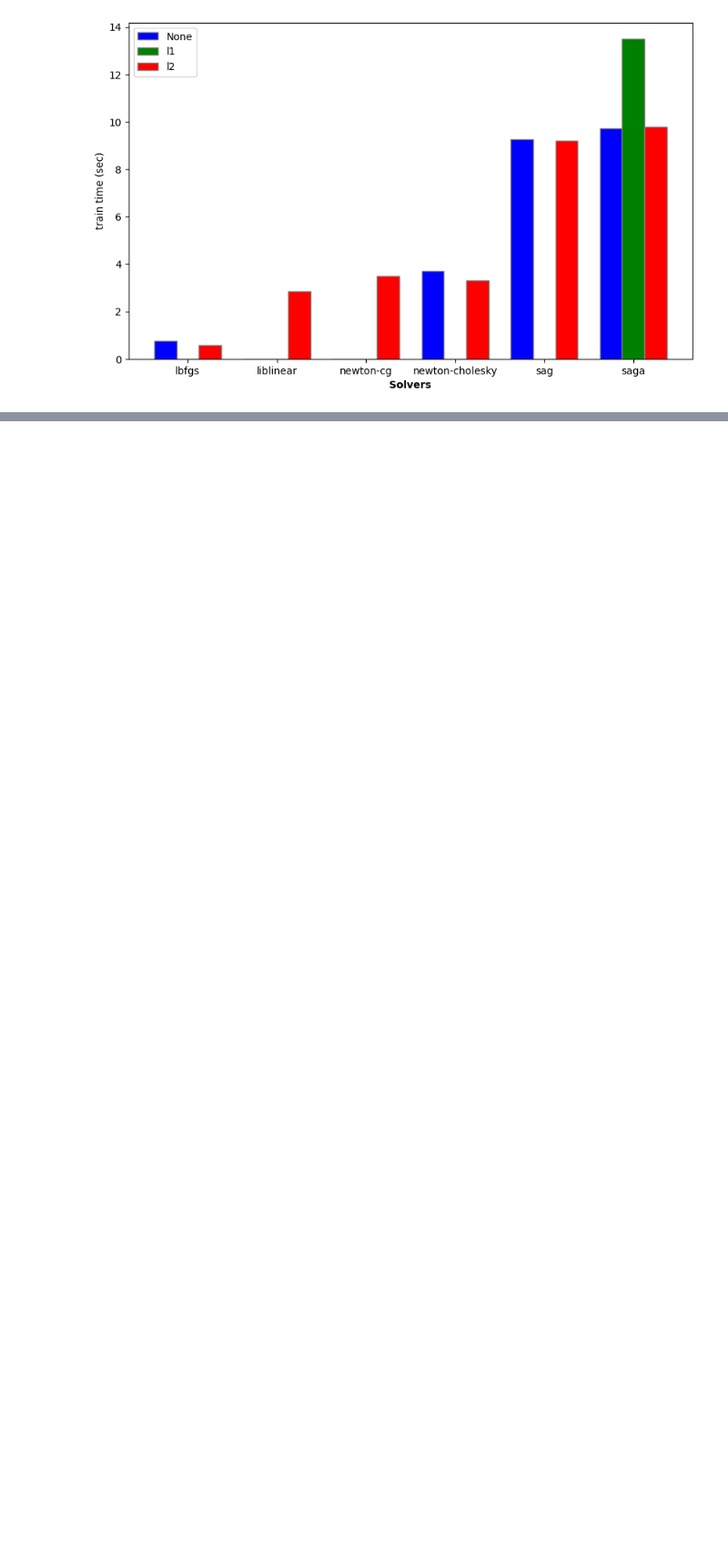
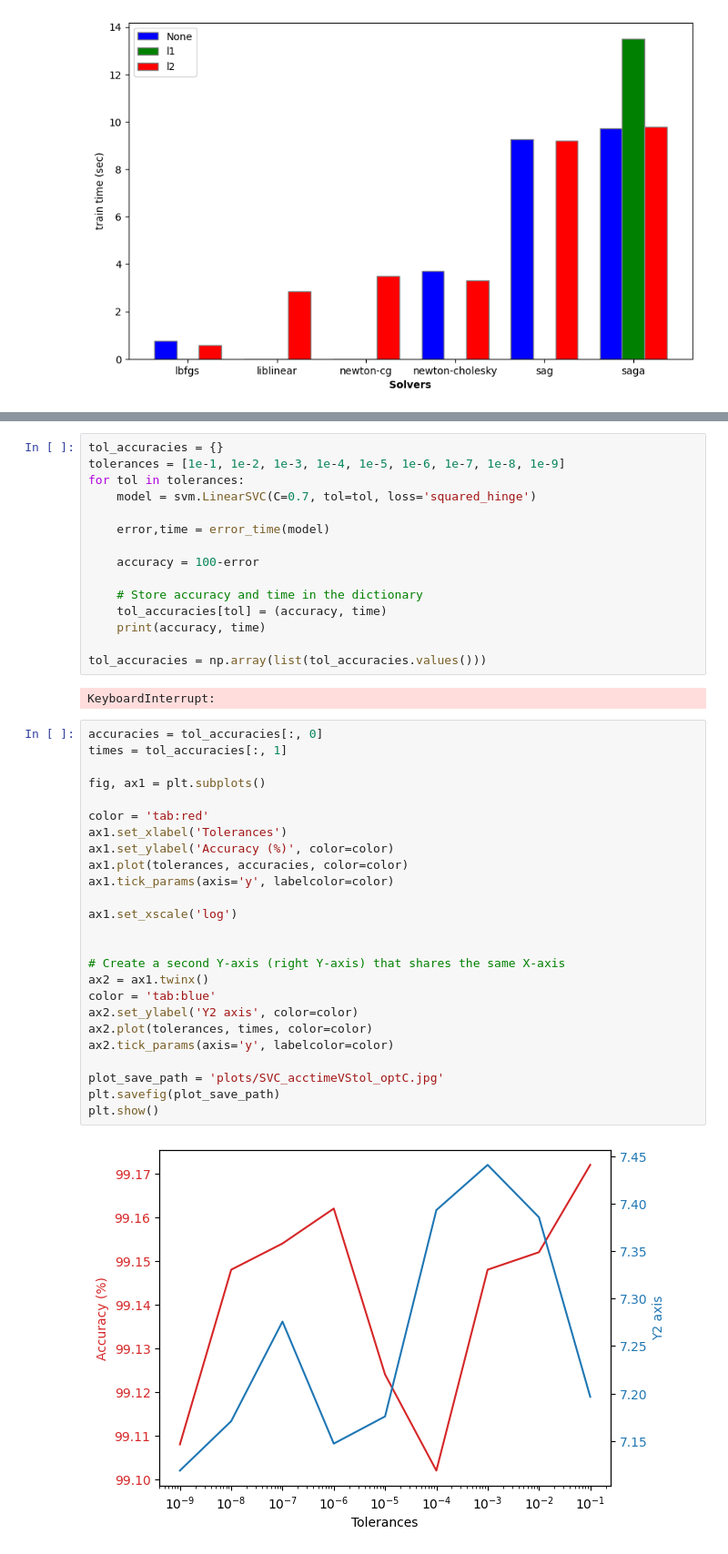
Before and after one commit to Archit997/DARD771, a Jupyter notebook: assn1/experiments.ipynb, the cells around one changed output, grey strips where cells are left out. Shown at 91% size. Cells and saved outputs as stored; diff of their text form; blank space fills up the shorter version.

```diff
--- a/assn1/experiments.ipynb
+++ b/assn1/experiments.ipynb
@@ -210,0 +287,44 @@ plt.show()
+# %%
+tol_accuracies = {}
+tolerances = [1e-1, 1e-2, 1e-3, 1e-4, 1e-5, 1e-6, 1e-7, 1e-8, 1e-9]
+for tol in tolerances:
+    model = svm.LinearSVC(C=0.7, tol=tol, loss='squared_hinge')
+
+    error,time = error_time(model)
+
+    accuracy = 100-error
+
+    # Store accuracy and time in the dictionary
+    tol_accuracies[tol] = (accuracy, time)
+    print(accuracy, time)
+
+tol_accuracies = np.array(list(tol_accuracies.values()))
+# %% [output]
+KeyboardInterrupt:
+# %%
+accuracies = tol_accuracies[:, 0]
+times = tol_accuracies[:, 1]
+
+fig, ax1 = plt.subplots()
+
+color = 'tab:red'
+ax1.set_xlabel('Tolerances')
+ax1.set_ylabel('Accuracy (%)', color=color)
+ax1.plot(tolerances, accuracies, color=color)
+ax1.tick_params(axis='y', labelcolor=color)
+
+ax1.set_xscale('log')
+
+
+# Create a second Y-axis (right Y-axis) that shares the same X-axis
+ax2 = ax1.twinx()
+color = 'tab:blue'
+ax2.set_ylabel('Y2 axis', color=color)
+ax2.plot(tolerances, times, color=color)
+ax2.tick_params(axis='y', labelcolor=color)
+
+plot_save_path = 'plots/SVC_acctimeVStol_optC.jpg'
+plt.savefig(plot_save_path)
+plt.show()
+# %% [output]
+[figure, added]
```
Also changed, not shown: parts of 9 cells of this notebook, 12 other files.
